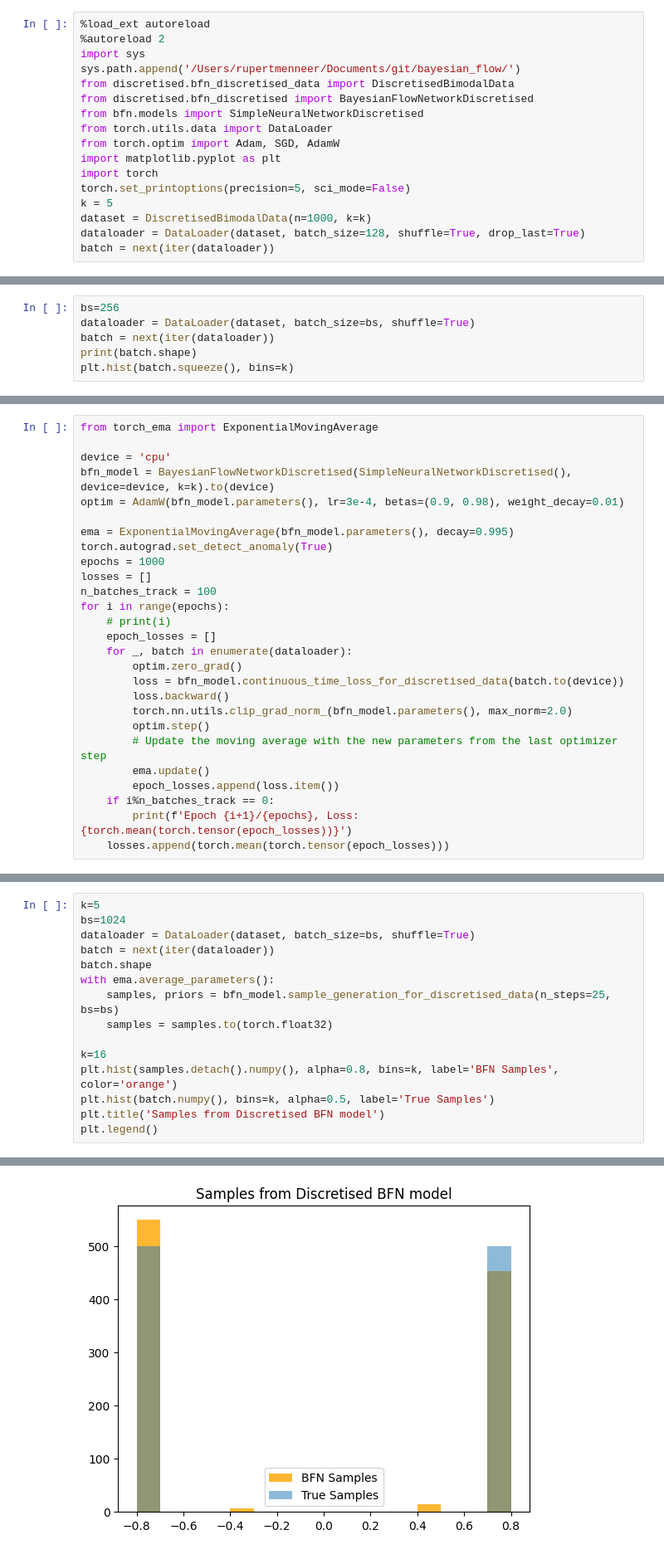
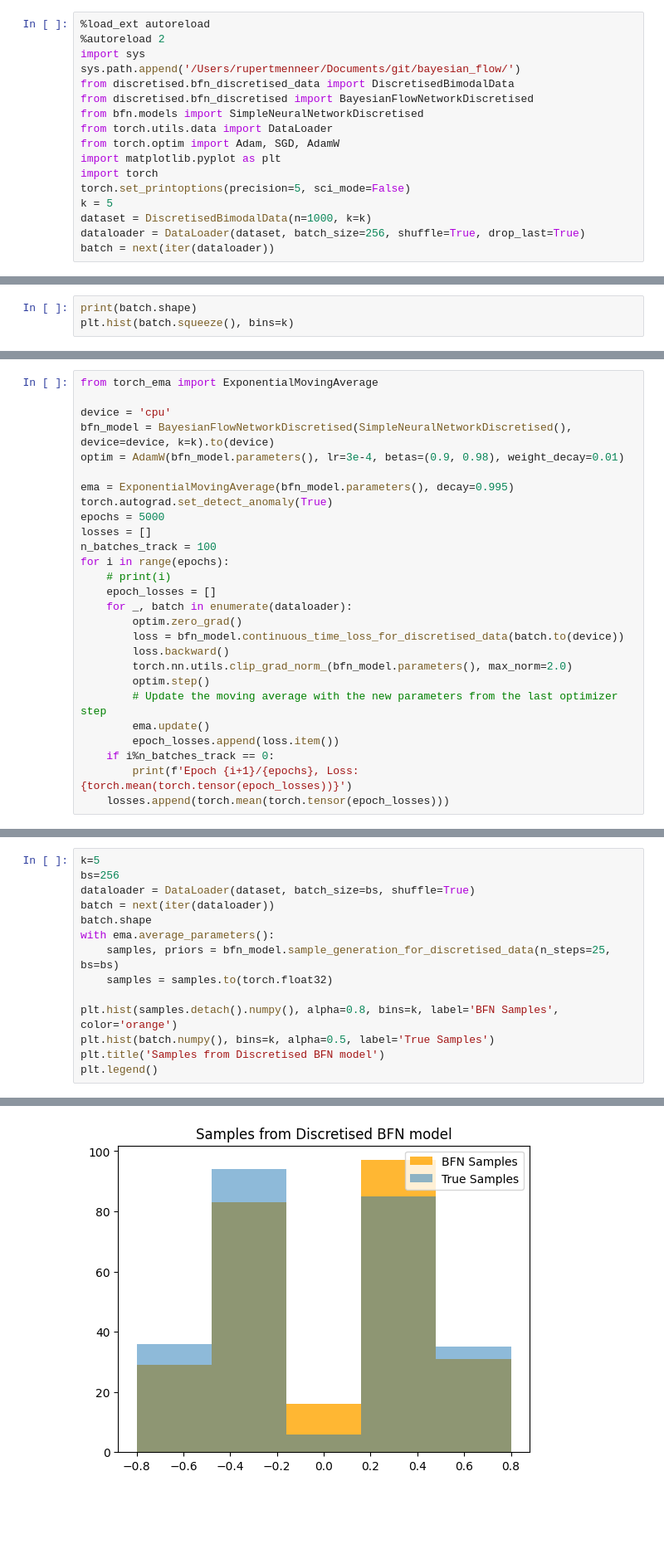
Before and after one commit to rupertmenneer/bayesian_flow, a Jupyter notebook: discretised/training_discretised.ipynb, the cells around one changed output, grey strips where cells are left out. Shown at 83% size. Cells and saved outputs as stored; diff of their text form; blank space fills up the shorter version.

```diff
--- a/discretised/training_discretised.ipynb
+++ b/discretised/training_discretised.ipynb
@@ -13,5 +13,5 @@ import torch
 torch.set_printoptions(precision=5, sci_mode=False)
 k = 5
 dataset = DiscretisedBimodalData(n=1000, k=k)
-dataloader = DataLoader(dataset, batch_size=128, shuffle=True, drop_last=True)
+dataloader = DataLoader(dataset, batch_size=256, shuffle=True, drop_last=True)
 batch = next(iter(dataloader))
@@ -21,7 +18,4 @@ The autoreload extension is already loaded. To reload it, use:
 # %%
-bs=256
-dataloader = DataLoader(dataset, batch_size=bs, shuffle=True)
-batch = next(iter(dataloader))
 print(batch.shape)
 plt.hist(batch.squeeze(), bins=k)
 # %% [output]
@@ -40,7 +34,7 @@ optim = AdamW(bfn_model.parameters(), lr=3e-4, betas=(0.9, 0.98), weight_decay=0
 
 ema = ExponentialMovingAverage(bfn_model.parameters(), decay=0.995)
 torch.autograd.set_detect_anomaly(True)
-epochs = 1000
+epochs = 5000
 losses = []
 n_batches_track = 100
 for i in range(epochs):
@@ -89,18 +95,17 @@ print(len(torch.unique(samples)))
 # %%
 k=5
-bs=1024
+bs=256
 dataloader = DataLoader(dataset, batch_size=bs, shuffle=True)
 batch = next(iter(dataloader))
 batch.shape
 with ema.average_parameters():
     samples, priors = bfn_model.sample_generation_for_discretised_data(n_steps=25, bs=bs)
     samples = samples.to(torch.float32)
 
-k=16
 plt.hist(samples.detach().numpy(), alpha=0.8, bins=k, label='BFN Samples', color='orange')
 plt.hist(batch.numpy(), bins=k, alpha=0.5, label='True Samples')
 plt.title('Samples from Discretised BFN model')
 plt.legend()
 # %% [output]
 <matplotlib.legend.Legend at 0x...>
-[figure, old version]
+[figure, new version]
```
Also changed, not shown: parts of 9 cells of this notebook.
